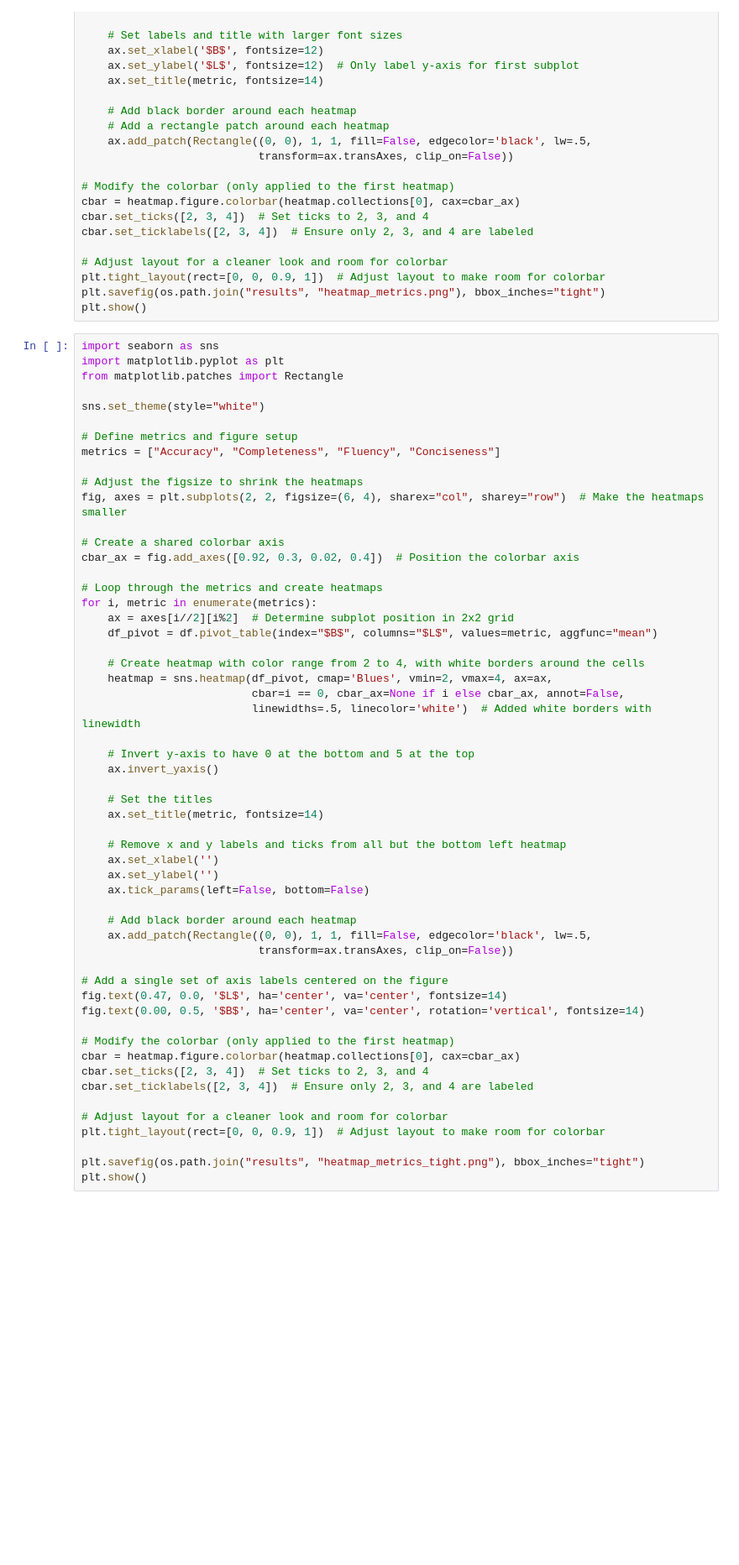
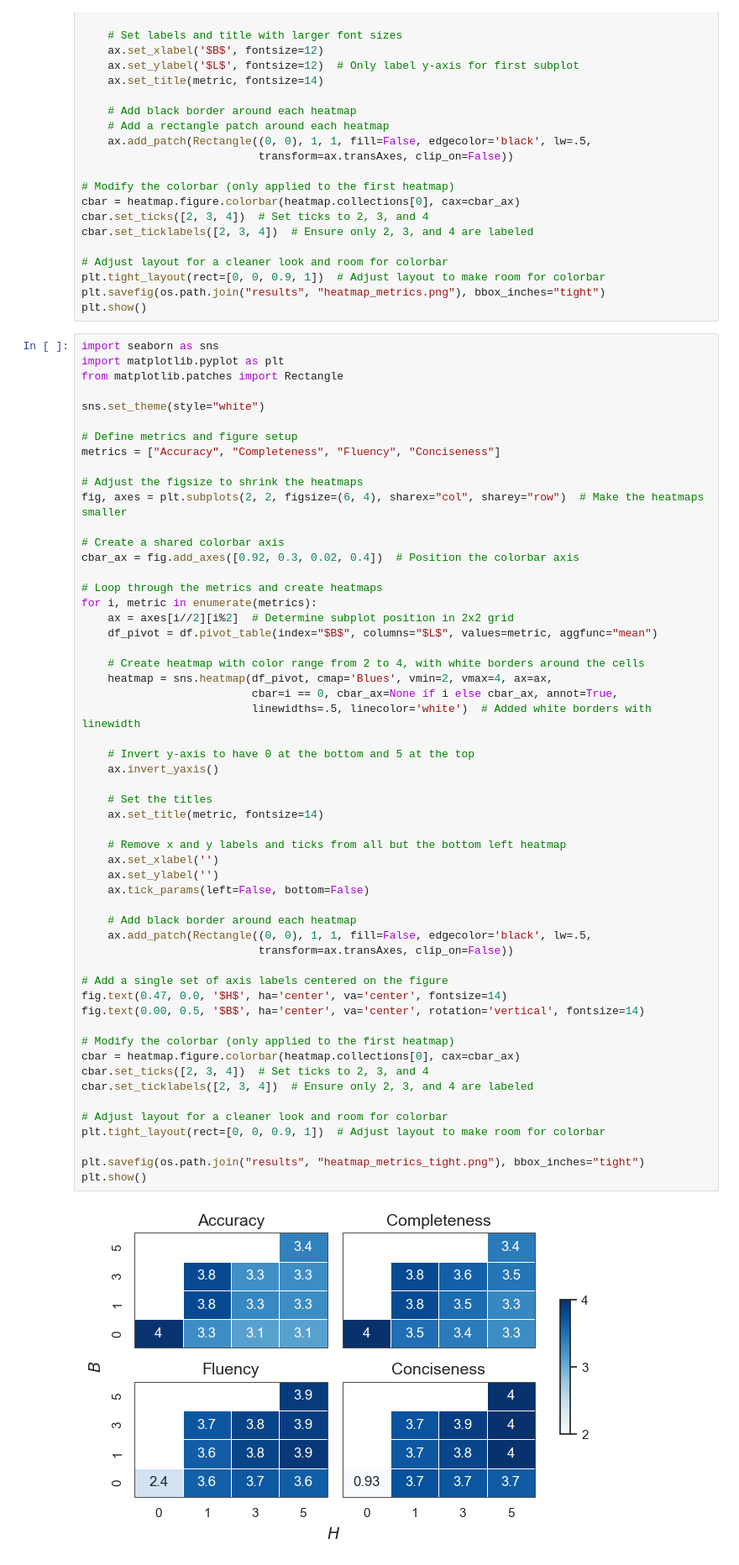
Before and after one commit to sibyl-dev/Explingo, a Jupyter notebook: full-experiment/evaluate_results.ipynb, the cells around one changed output. Shown: that part at 84% size. Drawn from its saved outputs; the diff is of its cells as text; blank space fills up the shorter version.

Commit message:
Cleaning up figures

```diff
--- a/full-experiment/evaluate_results.ipynb
+++ b/full-experiment/evaluate_results.ipynb
@@ -280,35 +280,37 @@ for i, metric in enumerate(metrics):
 
     # Create heatmap with color range from 2 to 4, with white borders around the cells
     heatmap = sns.heatmap(df_pivot, cmap='Blues', vmin=2, vmax=4, ax=ax,
-                          cbar=i == 0, cbar_ax=None if i else cbar_ax, annot=False,
+                          cbar=i == 0, cbar_ax=None if i else cbar_ax, annot=True,
                           linewidths=.5, linecolor='white')  # Added white borders with linewidth
 
     # Invert y-axis to have 0 at the bottom and 5 at the top
     ax.invert_yaxis()
 
     # Set the titles
     ax.set_title(metric, fontsize=14)
 
     # Remove x and y labels and ticks from all but the bottom left heatmap
     ax.set_xlabel('')
     ax.set_ylabel('')
     ax.tick_params(left=False, bottom=False)
 
     # Add black border around each heatmap
     ax.add_patch(Rectangle((0, 0), 1, 1, fill=False, edgecolor='black', lw=.5,
                            transform=ax.transAxes, clip_on=False))
 
 # Add a single set of axis labels centered on the figure
-fig.text(0.47, 0.0, '$L$', ha='center', va='center', fontsize=14)
+fig.text(0.47, 0.0, '$H$', ha='center', va='center', fontsize=14)
 fig.text(0.00, 0.5, '$B$', ha='center', va='center', rotation='vertical', fontsize=14)
 
 # Modify the colorbar (only applied to the first heatmap)
 cbar = heatmap.figure.colorbar(heatmap.collections[0], cax=cbar_ax)
 cbar.set_ticks([2, 3, 4])  # Set ticks to 2, 3, and 4
 cbar.set_ticklabels([2, 3, 4])  # Ensure only 2, 3, and 4 are labeled
 
 # Adjust layout for a cleaner look and room for colorbar
 plt.tight_layout(rect=[0, 0, 0.9, 1])  # Adjust layout to make room for colorbar
 
 plt.savefig(os.path.join("results", "heatmap_metrics_tight.png"), bbox_inches="tight")
 plt.show()
+# %% [output]
+[figure, added]
```
Also changed, not shown: parts of 1 cell of this notebook, 5 other files.
